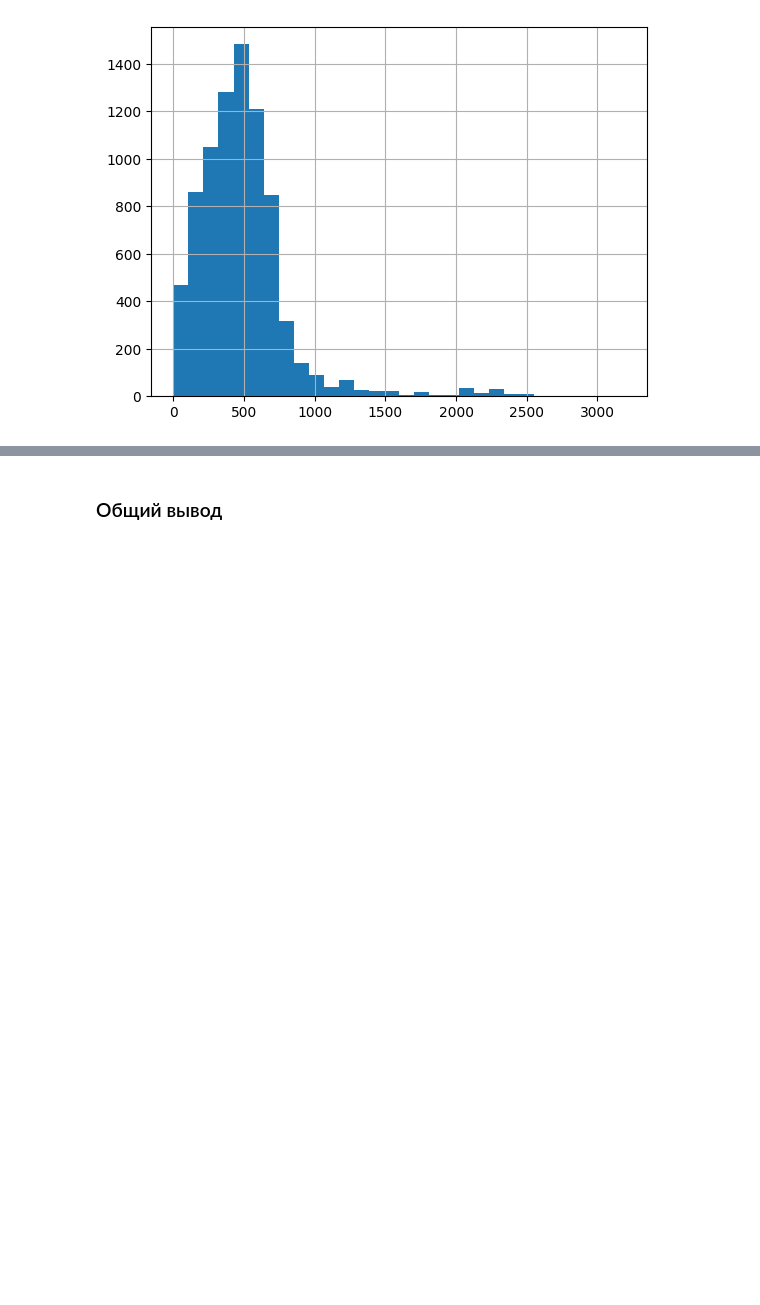
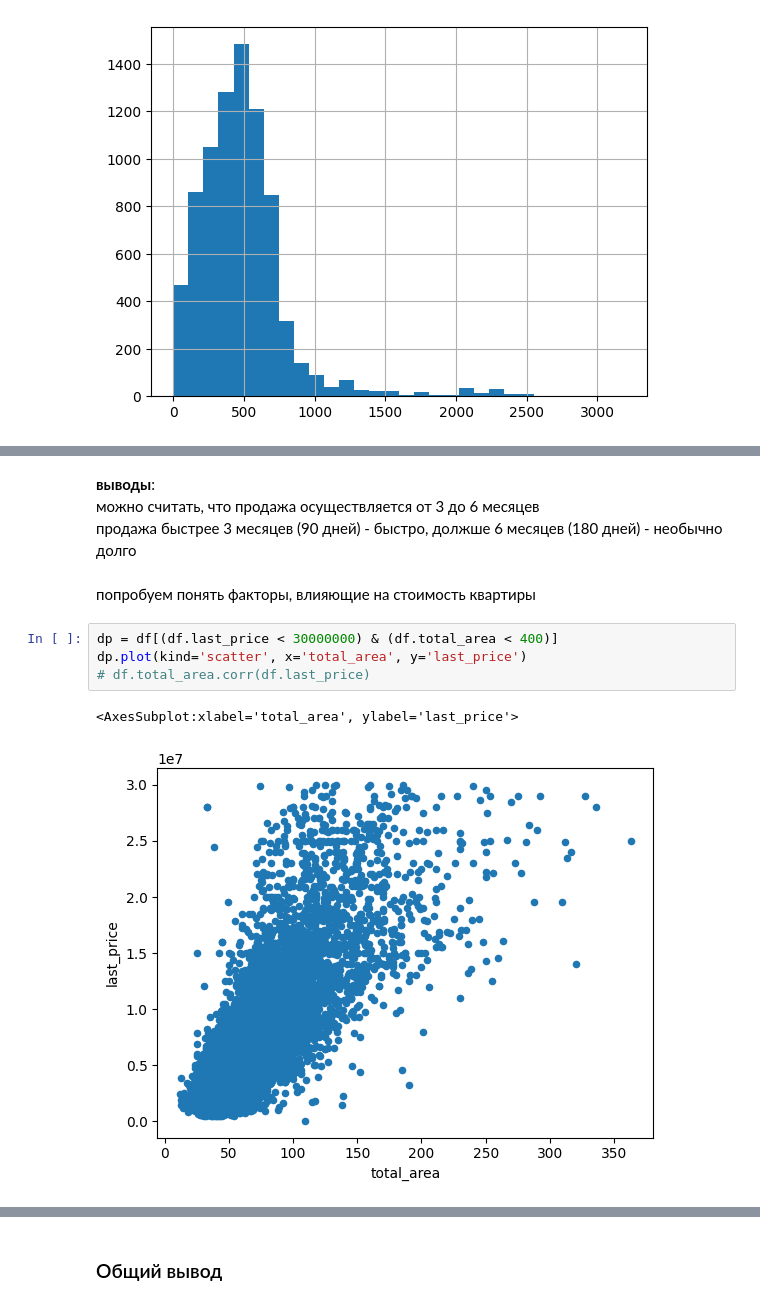
Before and after one commit to ndelenyan/practicum, a Jupyter notebook: sprint05/sprint05.ipynb, the cells around one changed output, grey strips where cells are left out. Saved outputs shown, nothing was run; the diff lists cells and outputs as text; blank space fills up the shorter version.

```diff
--- a/sprint05/sprint05.ipynb
+++ b/sprint05/sprint05.ipynb
@@ -445,0 +469,13 @@ df.parks_nearest.hist(bins=30)
+# %% [markdown]
+**выводы**:
+можно считать, что продажа осуществляется от 3 до 6 месяцев
+продажа быстрее 3 месяцев (90 дней) - быстро, должше 6 месяцев (180 дней) - необычно долго
+# %% [markdown]
+попробуем понять факторы, влияющие на стоимость квартиры
+# %%
+dp = df[(df.last_price < 30000000) & (df.total_area < 400)]
+dp.plot(kind='scatter', x='total_area', y='last_price')
+# df.total_area.corr(df.last_price)
+# %% [output]
+<AxesSubplot:xlabel='total_area', ylabel='last_price'>
+[figure, added]
```
Also changed, not shown: parts of 17 cells of this notebook.
